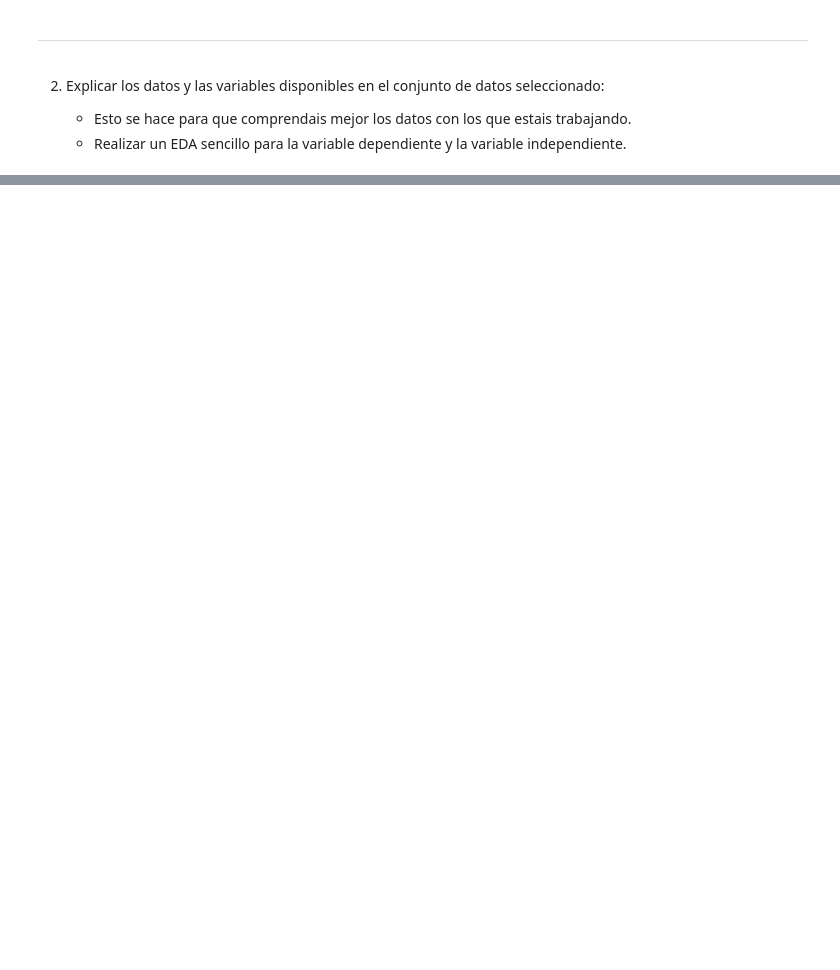
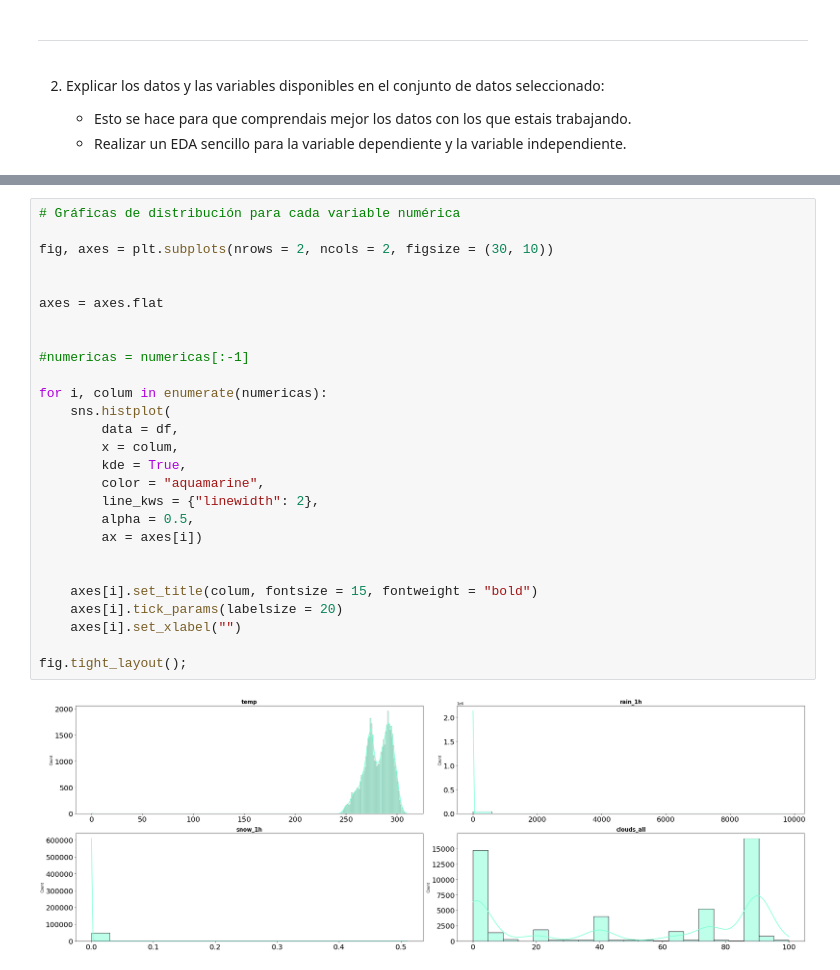
Before and after one commit to Adalab/DA-promo-c-modulo-3-sprint-1-Mina-Mai, a Jupyter notebook: Regresion_lineal/pp_regresion_lineal_I.ipynb, the cells around one changed output, grey strips where cells are left out. Cells and saved outputs as stored; diff of their text form; blank space fills up the shorter version.

```diff
--- a/Regresion_lineal/pp_regresion_lineal_I.ipynb
+++ b/Regresion_lineal/pp_regresion_lineal_I.ipynb
@@ -27,0 +154,29 @@ Los objetivos de hoy son:
+# %%
+# Gráficas de distribución para cada variable numérica
+
+fig, axes = plt.subplots(nrows = 2, ncols = 2, figsize = (30, 10))
+
+
+axes = axes.flat
+
+
+#numericas = numericas[:-1]
+
+for i, colum in enumerate(numericas):
+    sns.histplot(
+        data = df,
+        x = colum,
+        kde = True,
+        color = "aquamarine",
+        line_kws = {"linewidth": 2},
+        alpha = 0.5,
+        ax = axes[i])
+
+
+    axes[i].set_title(colum, fontsize = 15, fontweight = "bold")
+    axes[i].tick_params(labelsize = 20)
+    axes[i].set_xlabel("")
+
+fig.tight_layout();
+# %% [output]
+[figure, added]
```
Also changed, not shown: parts of 17 cells of this notebook, 1 other file.
